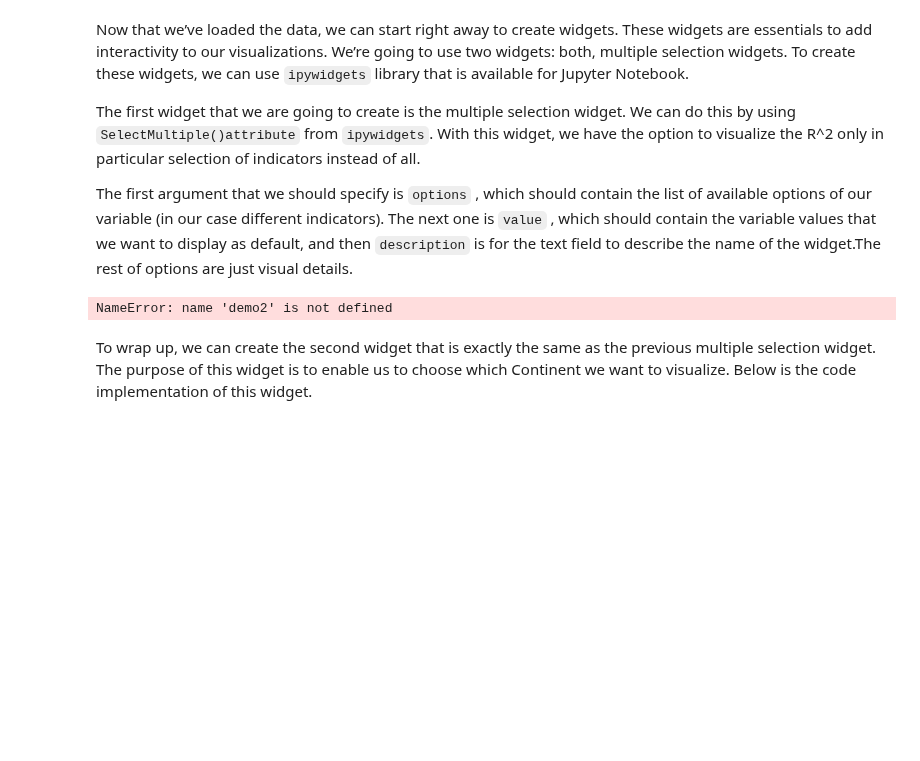
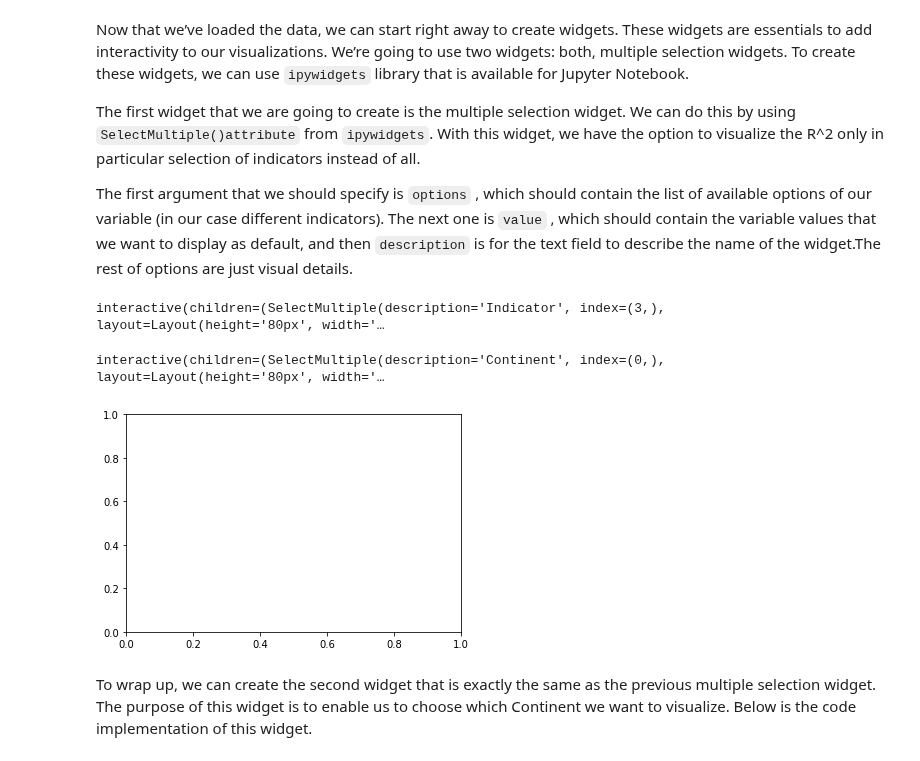
Before and after one commit to devonfw-forge/python-data-driven-decisions, a Jupyter notebook: WDI-Complete code.ipynb, the cells around one changed output. Cells and saved outputs as stored; diff of their text form; code cells hidden in the pictures; blank space fills up the shorter version.

```diff
--- a/WDI-Complete code.ipynb
+++ b/WDI-Complete code.ipynb
@@ -855,7 +867,7 @@ def multcolumn(frame):
 # %% [markdown]
 Moreover, we want to know the correlation between all the variables, so to acomplish this, we have created the following loop, which will help us create a new dataframe where we will have: the *Indicator*, the *Type* of relation, the value of the *R^2*, its *Behaviour*, the *Country* and the *Continent*.
 # %%
-df= pd.read_csv (os.getcwd()+'/WDI/'+'GoldenDataFrame.csv')
+df= pd.read_csv (os.getcwd()+'/Data/'+'GoldenDataFrame.csv')
 df_study=df[[c for c in df.columns if c in columns]]
 df_study['GDP (current US$)']
 # %% [output]
@@ -1232,4 +1253,7 @@ for i in range(0,len(clist)):
     dat[ids]
     semifinal=pd.DataFrame(dat[ids])
     final=pd.concat((final,semifinal), axis=0)
+final_indicators_list=categories.Indicator.unique()
+final['Continent']=final['Country'].map(all_countries)
+final=final.loc[final.loc[:, 'Indicator'].isin(np.array(final_indicators_list))]
 final
@@ -1264,4 +1320,4 @@ categories
 # %%
-joining=pd.merge(corrtable,categories,on='Indicator')
-final_join=joining.rename(columns={'Type_x':'Type of corr','Type_y':'Area'})
-final_join['Continent']=final_join['Country'].map(Categorization3.set_index('Country')['Continent'].to_dict())
+joining=pd.merge(final,categories, left_on='Indicator',right_on='Indicator')
+final_join=joining.rename(columns={'Type_x':'Type','Type_y':'Group'})
+final_join
@@ -1281,18 +1362,6 @@ import seaborn as sns
 import plotly.express as px
 
 import plotly.graph_objects as go
-# %%
-#PLOT FOR INDICATORS FREQUENCY
-unique_tric=selected_primary['Continent'].unique()
-tric=widgets.SelectMultiple(options=unique_tric.tolist(),value=['North Africa'],description='Continent',disabled=False,layout=Layout(width='50%',height='80px'))
-
-def graph1(tric):
-    dat=selected_primary.loc[selected_primary.loc[:,'Continent'].isin(np.array(tric))]
-    fig=sns.countplot(dat, x='Indicator',animation_group="Area",height=500,color='Area',range_y=[0,50])
-    fig.update_layout(title='Relevant indicators with GDP-frequency')
-    fig.update_layout(barmode='stack', xaxis={'categoryorder':'total descending'})
-    fig.show()
-widgets.interactive(graph1,tric=tric)
 # %% [markdown]
 Now that we’ve loaded the data, we can start right away to create widgets. These widgets are essentials to add interactivity to our visualizations. We’re going to use two widgets: both, multiple selection widgets. To create these widgets, we can use `ipywidgets` library that is available for Jupyter Notebook.
 
@@ -1300,25 +1369,42 @@ The first widget that we are going to create is the multiple selection widget. W
 
 The first argument that we should specify is `options` , which should contain the list of available options of our variable (in our case different indicators). The next one is `value` , which should contain the variable values that we want to display as default, and then `description` is for the text field to describe the name of the widget.The rest of options are just visual details.
 # %%
-unique_tri = demo2['Indicator'].unique()
+unique_tri = selected_primary['Indicator'].unique()
 tri = widgets.SelectMultiple(
     options = unique_tri.tolist(),
-    value = ['Exports-G&S'],
+    value = ['Exports of goods and services (current US$)'],
     description='Indicator',
     disabled=False,
     layout = Layout(width='50%', height='80px')
 )
 
 def graf1(tri):
-    dat=demo2.loc[demo2.loc[:, 'Indicator'].isin(np.array(tri))]
+    dat=selected_primary.loc[selected_primary.loc[:, 'Indicator'].isin(np.array(tri))]
     a=px.choropleth(dat, locations="Country", locationmode='ISO-3',
-                     color="R^2 Pearson", hover_name="Country",hover_data = [dat.Type, dat.Behaviour],projection="natural earth",
+                     color="R^2 Spearman", hover_name="Country",hover_data = [dat.Type, dat.Behaviour,dat.Moved,dat.Group],projection="natural earth",
                      color_continuous_scale='Reds', width=700, height=500, title= dat.Indicator.unique().tolist()[0])
     print(tri)
     a.show()
 widgets.interactive(graf1, tri=tri)
 # %% [output]
-NameError: name 'demo2' is not defined
+interactive(children=(SelectMultiple(description='Indicator', index=(3,), layout=Layout(height='80px', width='…
+# %%
+unique_tric1=final_join['Continent'].unique()
+unique_tric2=final_join['Group'].unique()
+
+tric1=widgets.SelectMultiple(options=unique_tric1.tolist(),value=['Europe'],description='Continent',disabled=False,layout=Layout(width='50%',height='80px'))
+tric2=widgets.SelectMultiple(options=unique_tric2.tolist(),value=['Demography'],description='Group',disabled=False,layout=Layout(width='50%',height='80px'))
+
+def graph1(tric1,tric2):
+    dat=final_join.loc[final_join.loc[:,'Continent'].isin(np.array(tric1))]
+    dat=dat.loc[dat.loc[:,'Group'].isin(np.array(tric2))]
+
+    fig=sns.countplot(data=dat, y="Indicator", hue="Level",barmode='stack')
+    fig.show()
+widgets.interactive(graph1,tric1=tric1,tric2=tric2)
+# %% [output]
+interactive(children=(SelectMultiple(description='Continent', index=(0,), layout=Layout(height='80px', width='…
+[figure, added]
 # %% [markdown]
 To wrap up, we can create the second widget that is exactly the same as the previous multiple selection widget. The purpose of this widget is to enable us to choose which Continent we want to visualize. Below is the code implementation of this widget.
 # %%
```
Also changed, not shown: parts of 15 cells of this notebook.
